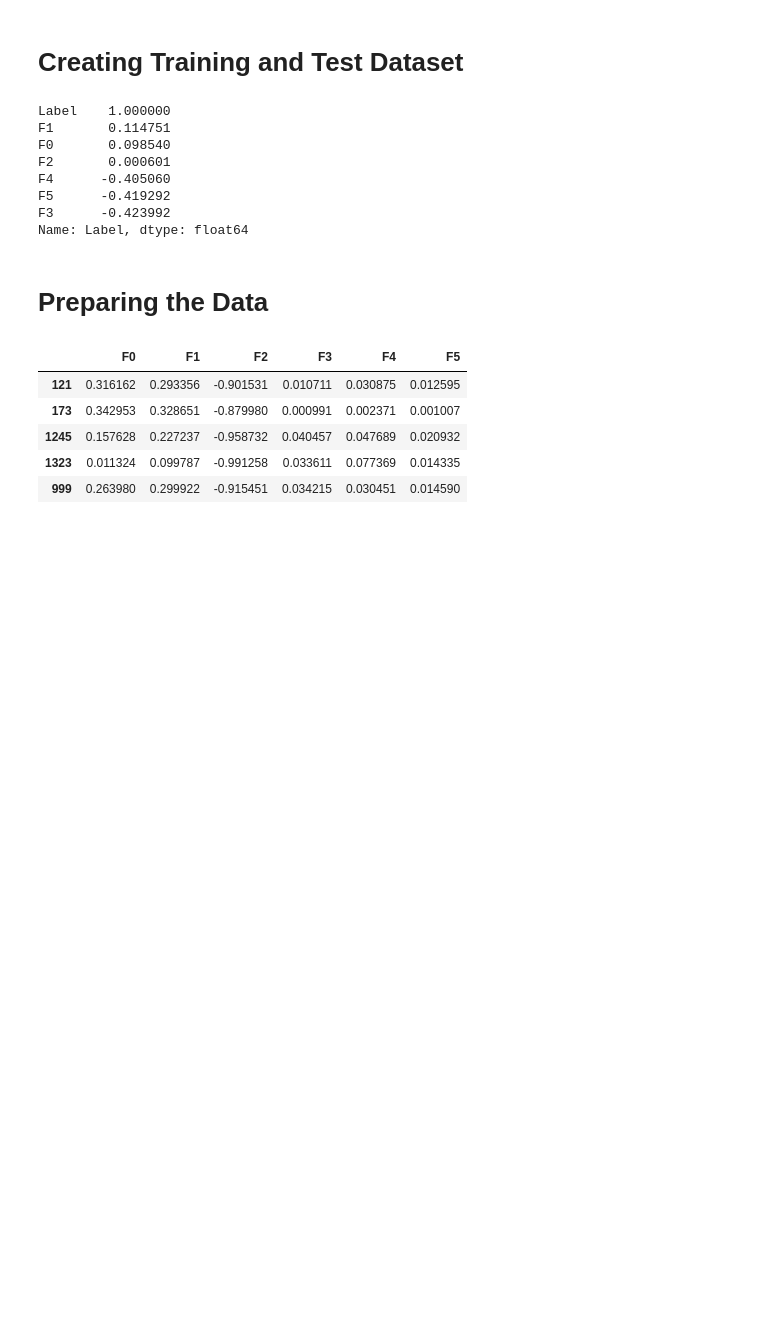
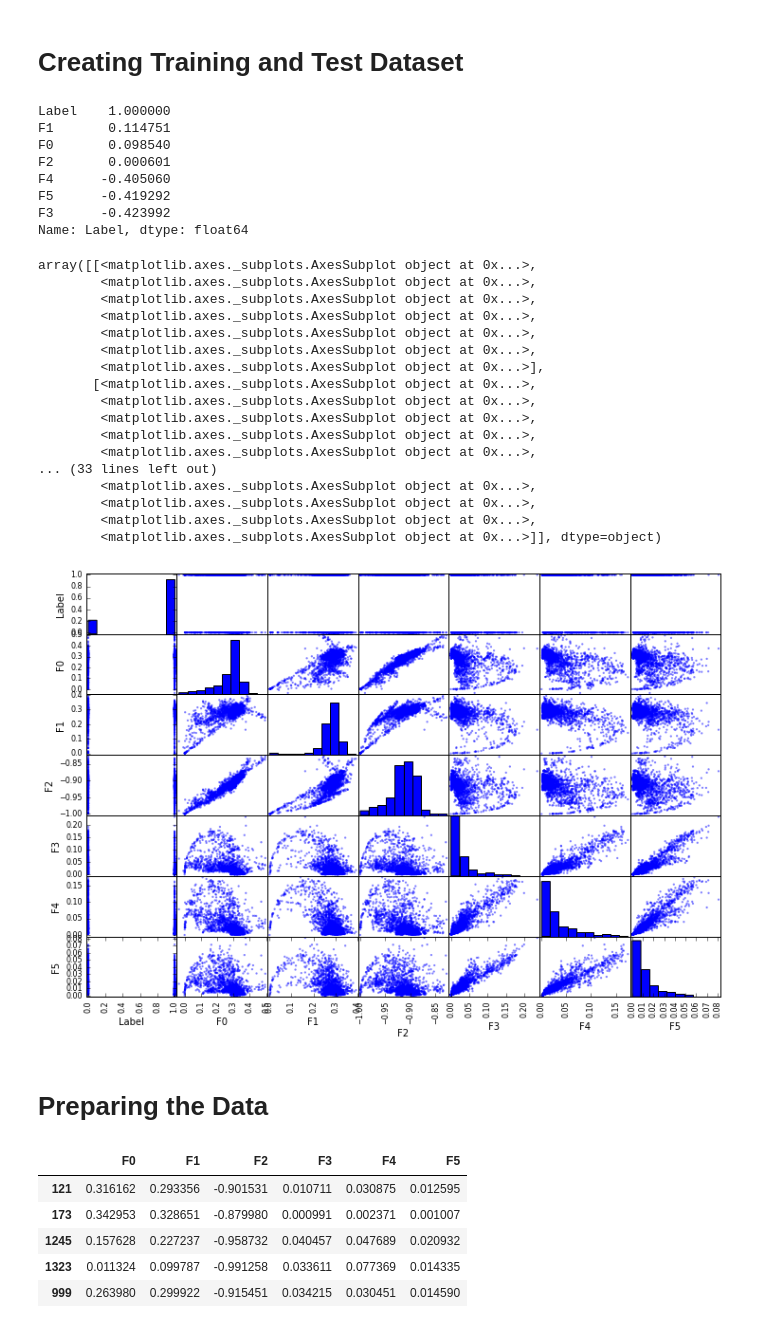
Before and after one commit to SvrAdityaReddy/Machine_Learning, a Jupyter notebook: Assignment_1/engage_dataset/engage_dataset_classification.ipynb, the cells around one changed output. Saved outputs shown, nothing was run; the diff lists cells and outputs as text; code cells hidden in the pictures; blank space fills up the shorter version.

```diff
--- a/Assignment_1/engage_dataset/engage_dataset_classification.ipynb
+++ b/Assignment_1/engage_dataset/engage_dataset_classification.ipynb
@@ -88,6 +89,28 @@ F4      -0.405060
 F5      -0.419292
 F3      -0.423992
 Name: Label, dtype: float64
+# %%
+attributes = [ "Label", "F0","F1","F2","F3","F4","F5"]
+scatter_matrix(train_data[attributes], figsize=(12, 8))
+# %% [output]
+array([[<matplotlib.axes._subplots.AxesSubplot object at 0x...>,
+        <matplotlib.axes._subplots.AxesSubplot object at 0x...>,
+        <matplotlib.axes._subplots.AxesSubplot object at 0x...>,
+        <matplotlib.axes._subplots.AxesSubplot object at 0x...>,
+        <matplotlib.axes._subplots.AxesSubplot object at 0x...>,
+        <matplotlib.axes._subplots.AxesSubplot object at 0x...>,
+        <matplotlib.axes._subplots.AxesSubplot object at 0x...>],
+       [<matplotlib.axes._subplots.AxesSubplot object at 0x...>,
+        <matplotlib.axes._subplots.AxesSubplot object at 0x...>,
+        <matplotlib.axes._subplots.AxesSubplot object at 0x...>,
+        <matplotlib.axes._subplots.AxesSubplot object at 0x...>,
+        <matplotlib.axes._subplots.AxesSubplot object at 0x...>,
+... (33 lines left out)
+        <matplotlib.axes._subplots.AxesSubplot object at 0x...>,
+        <matplotlib.axes._subplots.AxesSubplot object at 0x...>,
+        <matplotlib.axes._subplots.AxesSubplot object at 0x...>,
+        <matplotlib.axes._subplots.AxesSubplot object at 0x...>]], dtype=object)
+[figure, added]
 # %% [markdown]
 # Preparing the Data
 # %%
```
Also changed, not shown: parts of 28 cells of this notebook.
